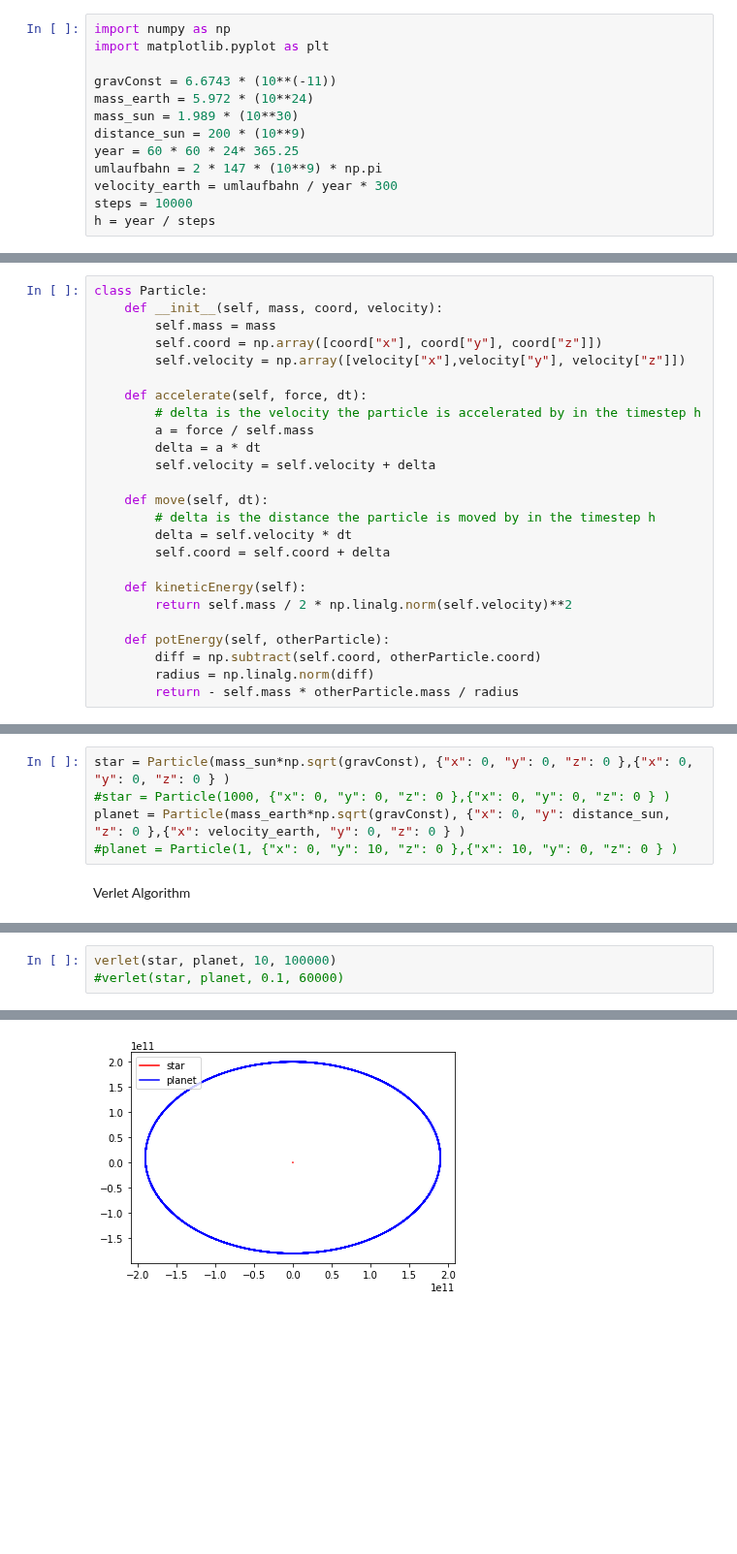
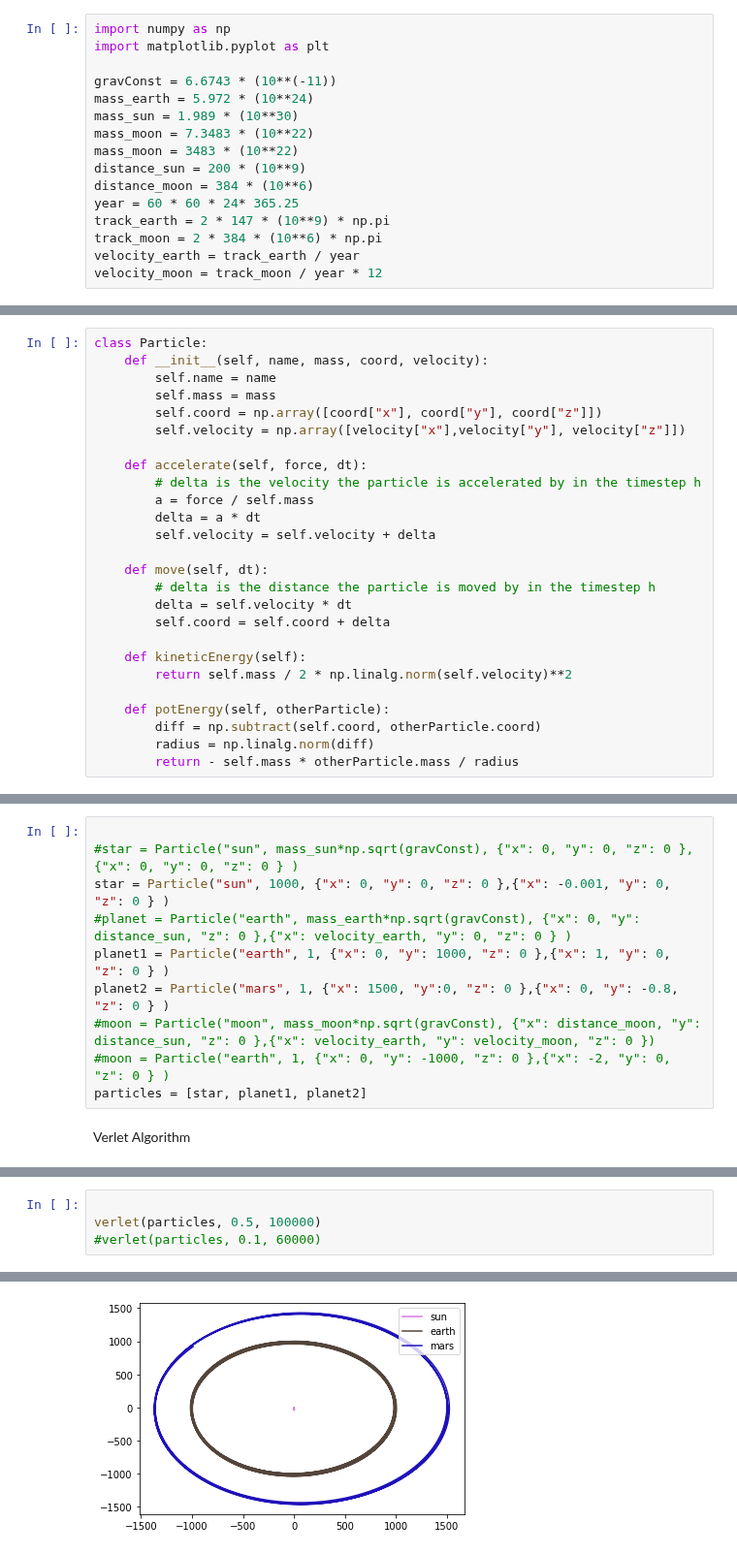
Before and after one commit to TimoWacke/solarsystem, a Jupyter notebook: solar.ipynb, the cells around one changed output, grey strips where cells are left out. Shown at 97% size. Cells and saved outputs as stored; diff of their text form; blank space fills up the shorter version.

Commit message:
n particle systems

```diff
--- a/solar.ipynb
+++ b/solar.ipynb
@@ -5,12 +5,15 @@ import matplotlib.pyplot as plt
 gravConst = 6.6743 * (10**(-11))
 mass_earth = 5.972 * (10**24)
 mass_sun = 1.989 * (10**30)
+mass_moon = 7.3483 * (10**22)
+mass_moon = 3483 * (10**22)
 distance_sun = 200 * (10**9)
+distance_moon = 384 * (10**6)
 year = 60 * 60 * 24* 365.25
-umlaufbahn = 2 * 147 * (10**9) * np.pi
-velocity_earth = umlaufbahn / year * 300
-steps = 10000
-h = year / steps
+track_earth = 2 * 147 * (10**9) * np.pi
+track_moon = 2 * 384 * (10**6) * np.pi
+velocity_earth = track_earth / year
+velocity_moon = track_moon / year * 12
 # %% [markdown]
 Defining a general class for a Particle with a mass a position and a velocity.
 
@@ -18,7 +21,8 @@ Where the actual mass is equal to
 $$ \frac{self.mass}{\sqrt{G}}$$
 # %%
 class Particle:
-    def __init__(self, mass, coord, velocity):
+    def __init__(self, name, mass, coord, velocity):
+        self.name = name
         self.mass = mass
         self.coord = np.array([coord["x"], coord["y"], coord["z"]])
         self.velocity = np.array([velocity["x"],velocity["y"], velocity["z"]])
@@ -55,8 +59,13 @@ Create 2 Particles
 # %%
-star = Particle(mass_sun*np.sqrt(gravConst), {"x": 0, "y": 0, "z": 0 },{"x": 0, "y": 0, "z": 0 } )
-#star = Particle(1000, {"x": 0, "y": 0, "z": 0 },{"x": 0, "y": 0, "z": 0 } )
-planet = Particle(mass_earth*np.sqrt(gravConst), {"x": 0, "y": distance_sun, "z": 0 },{"x": velocity_earth, "y": 0, "z": 0 } )
-#planet = Particle(1, {"x": 0, "y": 10, "z": 0 },{"x": 10, "y": 0, "z": 0 } )
+
+#star = Particle("sun", mass_sun*np.sqrt(gravConst), {"x": 0, "y": 0, "z": 0 },{"x": 0, "y": 0, "z": 0 } )
+star = Particle("sun", 1000, {"x": 0, "y": 0, "z": 0 },{"x": -0.001, "y": 0, "z": 0 } )
+#planet = Particle("earth", mass_earth*np.sqrt(gravConst), {"x": 0, "y": distance_sun, "z": 0 },{"x": velocity_earth, "y": 0, "z": 0 } )
+planet1 = Particle("earth", 1, {"x": 0, "y": 1000, "z": 0 },{"x": 1, "y": 0, "z": 0 } )
+planet2 = Particle("mars", 1, {"x": 1500, "y":0, "z": 0 },{"x": 0, "y": -0.8, "z": 0 } )
+#moon = Particle("moon", mass_moon*np.sqrt(gravConst), {"x": distance_moon, "y": distance_sun, "z": 0 },{"x": velocity_earth, "y": velocity_moon, "z": 0 })
+#moon = Particle("earth", 1, {"x": 0, "y": -1000, "z": 0 },{"x": -2, "y": 0, "z": 0 } )
+particles = [star, planet1, planet2]
 # %% [markdown]
 Verlet Algorithm
 # %%
@@ -103,6 +112,7 @@ def verlet(star, planet, h, steps):
     plt.legend()
     plt.show()
 # %%
-verlet(star, planet, 10, 100000)
-#verlet(star, planet, 0.1, 60000)
+
+verlet(particles, 0.5, 100000)
+#verlet(particles, 0.1, 60000)
 # %% [output]
@@ -109 +129 @@ verlet(star, planet, 10, 100000)
-[figure, old version]
+[figure, new version]
```
Also changed, not shown: parts of 3 cells of this notebook.
